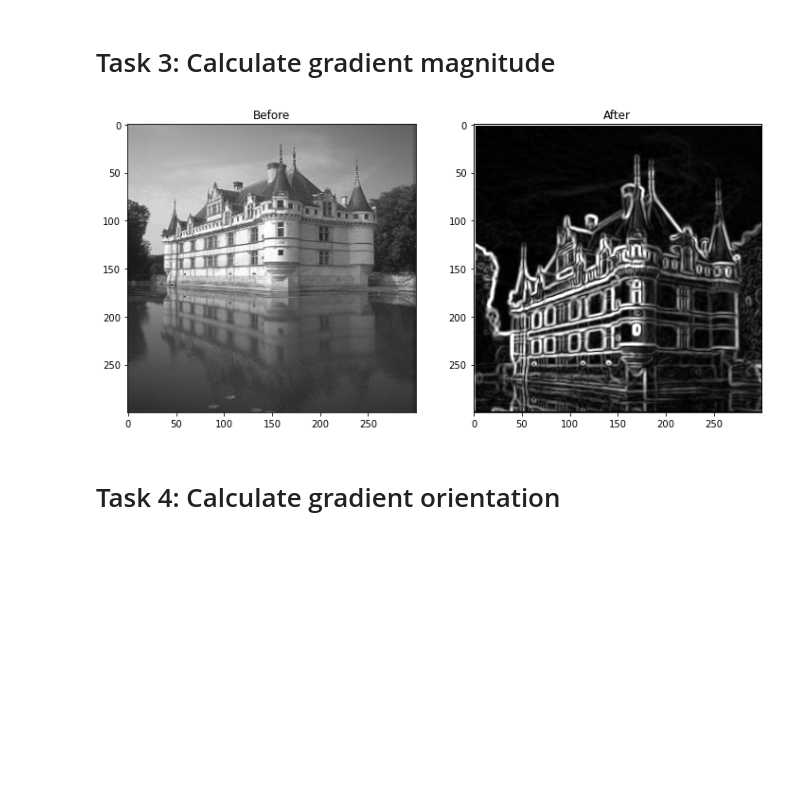
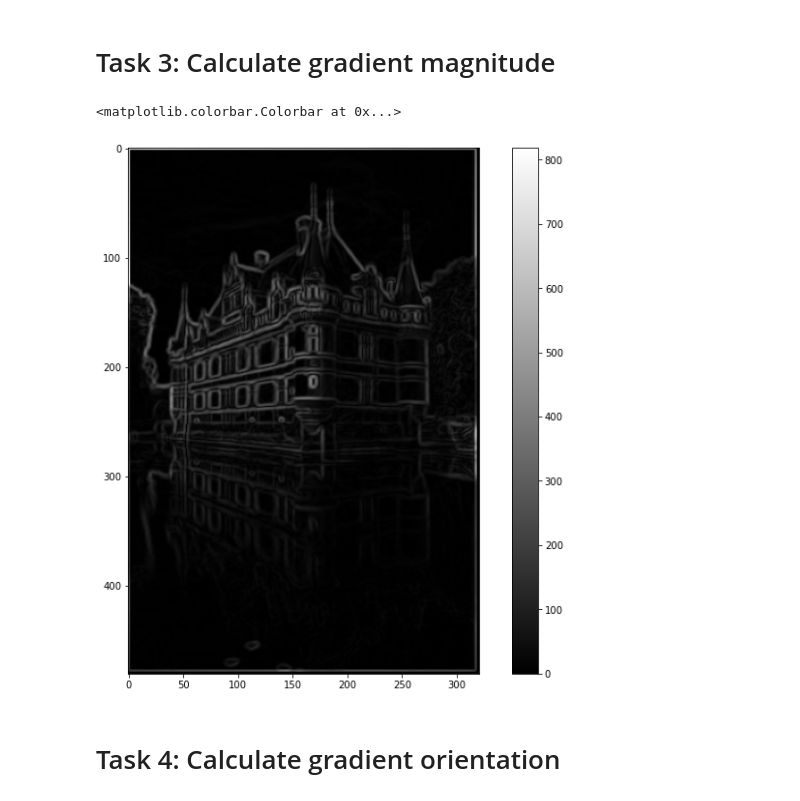
Before and after one commit to Antonio417/Sobel_filter, a Jupyter notebook: Lab 1/Lab 1.ipynb, the cells around one changed output. Cells and saved outputs as stored; diff of their text form; code cells hidden in the pictures; blank space fills up the shorter version.

```diff
--- a/Lab 1/Lab 1.ipynb
+++ b/Lab 1/Lab 1.ipynb
@@ -85,11 +73,11 @@ plot_two_images(img, img_blurred)
 # Task 2: Calculate the image gradients
 # %%
 # Load the image
-img2 = cv2.imread('./test05.jpg', cv2.IMREAD_GRAYSCALE)
+img2 = cv2.imread('./test05.jpg', 0)
 
 # Blur the image
 img2_blurred = conv(img=np.array(img2), kernel=B)
-img2_blurred = cv2.copyMakeBorder(img2_blurred,1,1,1,1, cv2.BORDER_CONSTANT, None, value=0)
+img2_blurred = cv2.copyMakeBorder(img2_blurred,2,2,2,2, cv2.BORDER_CONSTANT, None, value=0)
 
 # Sobel Filter
 sobel_x_kernel = np.array([[-1, 0, 1], [-2, 0, 2], [-1, 0, 1]])
@@ -98,24 +86,23 @@ sobel_y_kernel = [[1, 2, 1], [0, 0, 0], [-1, -2, -1]]
 sobel_y_kernel = np.array(sobel_y_kernel)
 sobel_y_kernel = sobel_y_kernel.reshape(3,3)
 
-sobelX = np.zeros(shape=(300,300))
-sobelY = np.zeros(shape=(300,300))
+sobelX = np.zeros(shape=img2.shape)
+sobelY = np.zeros(shape=img2.shape)
 
 # Calculating the Gradients
-for i in range(300 - 2):
-    for j in range(300 - 2):
+for i in range(img2.shape[0] - 2):
+    for j in range(img2.shape[1] - 2):
         sobelX[i,j] = np.sum(np.multiply(sobel_x_kernel, img2_blurred[i:i + 3, j:j + 3]))  # x direction
         sobelY[i,j] = np.sum(np.multiply(sobel_y_kernel, img2_blurred[i:i + 3, j:j + 3]))  # y direction
 
-img2 = cv2.resize(img2, dsize=(300, 300))
 plot_two_images(img2, sobelX)
 plot_two_images(img2, sobelY)
 
 # Demonstrate your understanding by answering the question below:
 # Looking at the filter coefficients, explain how a sobel filter picks out horizontal edges?
 
-# It calculates the gradient of an image intensity at each pixel and the kernel used
-# kind of sweep through the image horizontally
-# and finds the largest increase or decrease in intensity value. That is why the values in the
-# second column is all zeros, so that it can compare the change in values in the x axis.
+# It calculates the gradient of an image intensity at each pixel and the B kernel sweep
+# through the image horizontally and finds the largest increase or decrease in intensity
+# value. That is why the values in the second column of sobel_x_kernel matrix is all zeros, so that it can compare
+# the change in values in the x axis.
 # %% [output]
@@ -126,26 +113,24 @@ plot_two_images(img2, sobelY)
 # %%
 # Show results here
 
-grad_mag = np.zeros(shape=(300,300))
-
-for i in range(300 - 2):
-    for j in range(300 - 2):
-        gx = np.sum(np.multiply(sobel_x_kernel, img2_blurred[i:i + 3, j:j + 3]))  # x direction
-        gy = np.sum(np.multiply(sobel_y_kernel, img2_blurred[i:i + 3, j:j + 3]))  # y direction
-        grad_mag[i + 1, j + 1] = np.sqrt(gx ** 2 + gy ** 2)  # calculate the "hypotenuse"
-
-plot_two_images(img2, grad_mag)
+grad_mag = np.zeros(shape=img2.shape)
+grad_mag = np.sqrt(np.square(sobelX) + np.square(sobelY))
+figure(figsize=(12,10))
+plt.imshow(grad_mag, cmap='gray')
+plt.colorbar()
 
 
 # Demonstrate your understanding by answering the question below:
 # What differences in gradient magnitude would be observed for a corner, edge and solid region?
 
 # Our model measure the change in intensity horizontally for 'gx' and vertically for 'gy'.
 # The gradient magnitude or the eigen values for gx will show a small eigen value for an edge.
 # For a corner, it will show a large eigen value in gx and gy since the change in intensity is in both direction
-# Lastly, for a solid region the gradient magnitude will be very small since there is no change in pixel intensity.
+# Lastly, for a solid region the gradient magnitude will be very small since there is no significant change
+# in pixel intensity.
 # %% [output]
+<matplotlib.colorbar.Colorbar at 0x...>
-[figure, old version]
+[figure, new version]
 # %% [markdown]
 # Task 4: Calculate gradient orientation
 # %%
```
Also changed, not shown: parts of 9 cells of this notebook.
